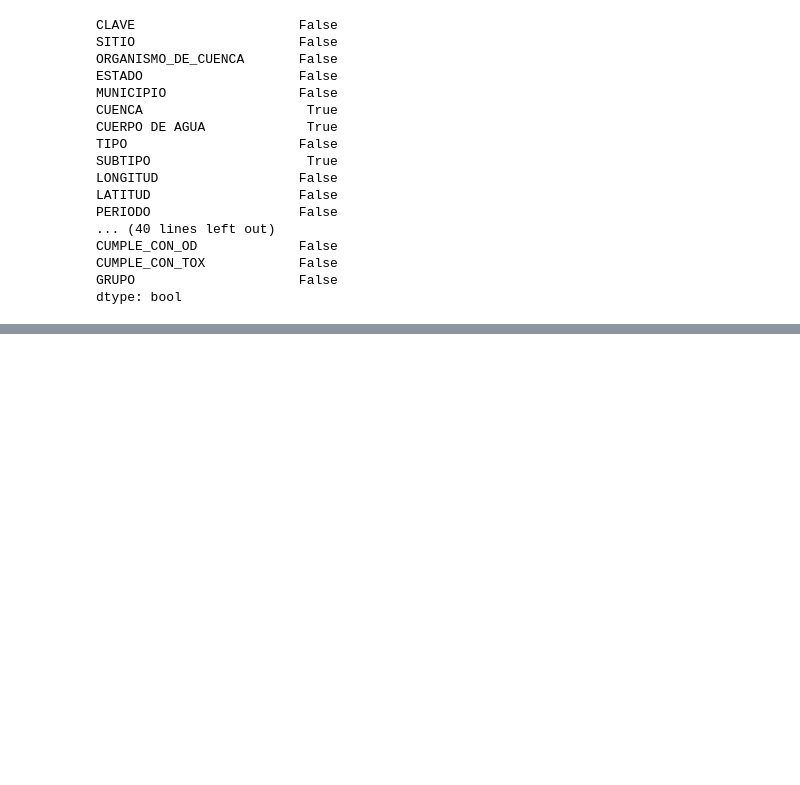
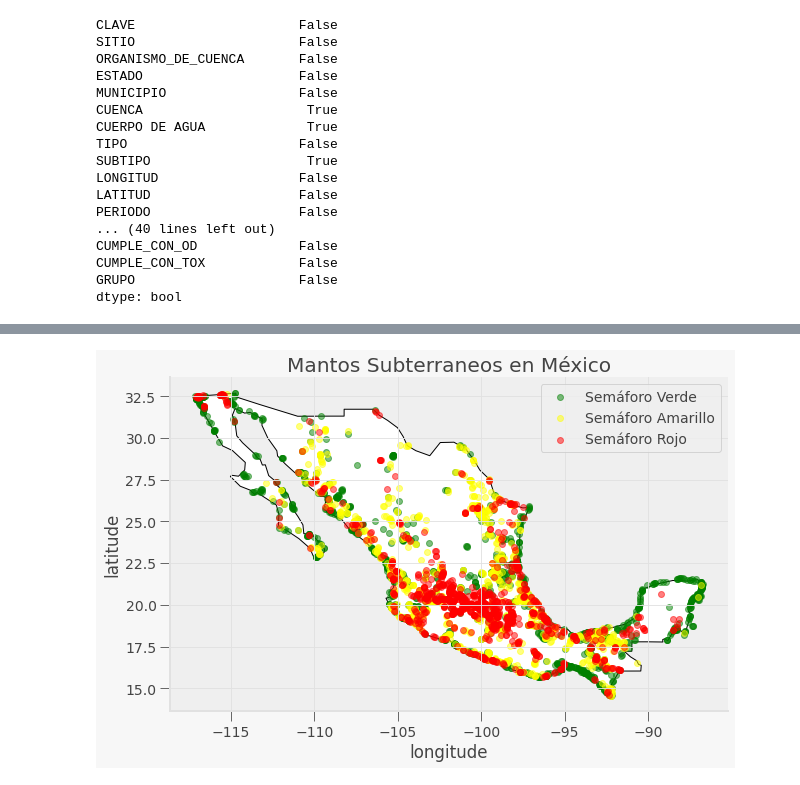
Before and after one commit to PosgradoMNA/actividades-del-projecto-equipo_104, a Jupyter notebook: Reto1.ipynb, the cells around one changed output, grey strips where cells are left out. Saved outputs shown, nothing was run; the diff lists cells and outputs as text; code cells hidden in the pictures; blank space fills up the shorter version.

```diff
--- a/Reto1.ipynb
+++ b/Reto1.ipynb
@@ -396,0 +306,29 @@ Amarillo_df_means
+# %%
+g_df = df_superficiales[['LONGITUD', 'LATITUD']]
+g_df['Coordinates'] = list(zip(g_df['LONGITUD'], g_df['LATITUD']))
+g_df['Coordinates'] = g_df['Coordinates'].apply(Point)
+
+g_df = gpd.GeoDataFrame(g_df, geometry='Coordinates')
+g_df_v = g_df[df_superficiales['SEMAFORO']=='Verde']
+g_df_a = g_df[df_superficiales['SEMAFORO']=='Amarillo']
+g_df_r = g_df[df_superficiales['SEMAFORO']=='Rojo']
+# %%
+fig, gax = plt.subplots(figsize=(10,10))
+
+world.query("name == 'Mexico'").plot(ax = gax, edgecolor='black', color='white')
+
+g_df_v.plot(ax=gax, color='green', alpha = 0.5, label='Semáforo Verde')
+g_df_a.plot(ax=gax, color='yellow', alpha = 0.5, label='Semáforo Amarillo')
+g_df_r.plot(ax=gax, color='red', alpha = 0.5, label='Semáforo Rojo')
+
+
+gax.set_xlabel('longitude')
+gax.set_ylabel('latitude')
+gax.set_title('Mantos Subterraneos en México')
+
+gax.spines['top'].set_visible(False)
+gax.spines['right'].set_visible(False)
+plt.legend()
+plt.show()
+# %% [output]
+[figure, added]
```
Also changed, not shown: parts of 45 cells of this notebook.
